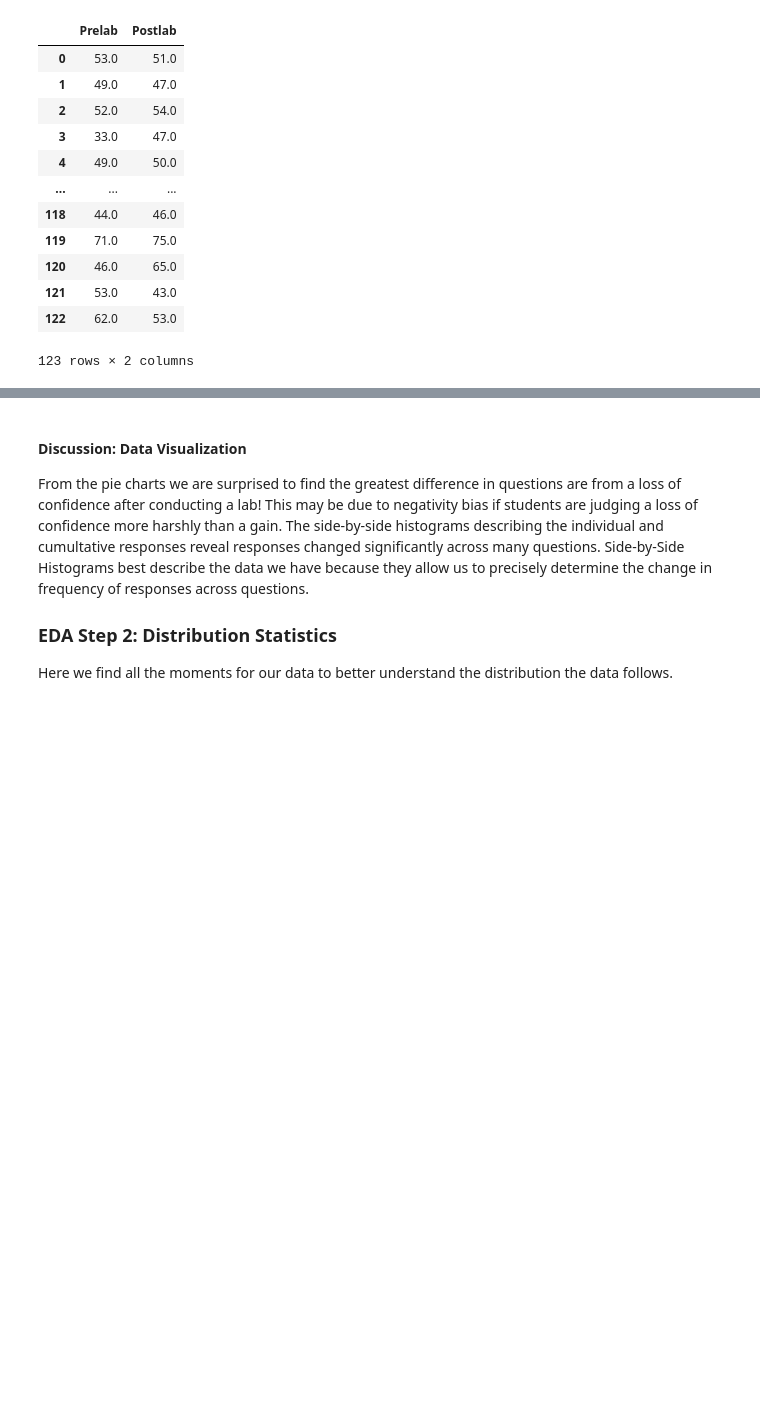
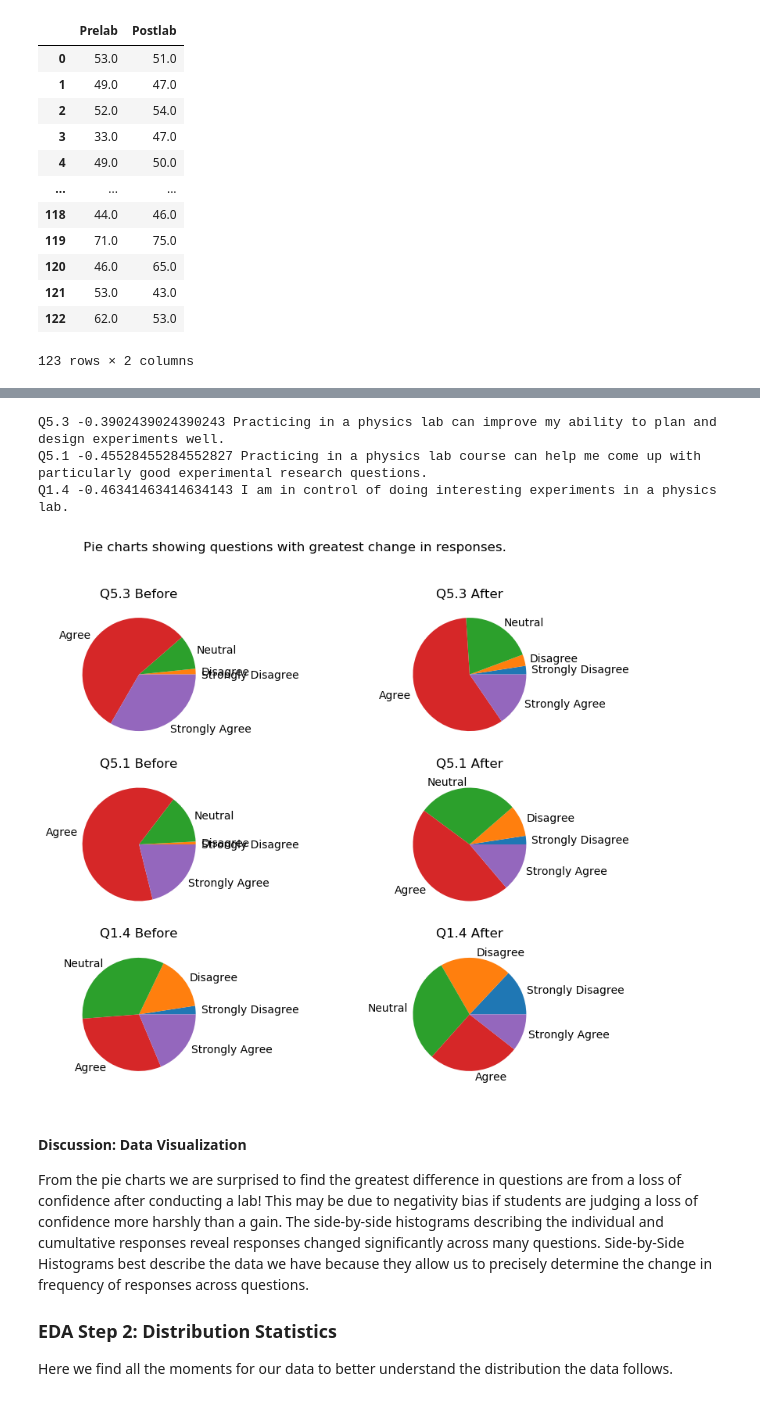
Before and after one commit to Devejya/project, a Jupyter notebook: project_test.ipynb, the cells around one changed output, grey strips where cells are left out. Saved outputs shown, nothing was run; the diff lists cells and outputs as text; code cells hidden in the pictures; blank space fills up the shorter version.

```diff
--- a/project_test.ipynb
+++ b/project_test.ipynb
@@ -216,34 +207,39 @@ delta_q = weighted_postlab_q.mean() - weighted_prelab_q.mean()
 pie_df = delta_q.abs().sort_values().tail(3)
 
 # Plotting histograms for all sub-questions
 fig, ax = plt.subplots(len(pie_df), 2, figsize=(10,8))
 fig.suptitle("Pie charts showing questions with greatest change in responses.")
 
 labels = ['Strongly Disagree', 'Disagree', 'Neutral', 'Agree', 'Strongly Agree']
 
 y = 0
 # Plot each question on a separate row
 for subq in pie_df.index:
     # Plot before and after side by side
     for side, q_df in enumerate((prelab_q, postlab_q)):
-        q_df2 = q_df.astype('Int8')[subq].value_counts()
+        q_df2 = q_df[subq].value_counts()
         values = []
         for i in range(1, 6):
             if i not in q_df2:
                 values.append(0)
             else:
                 values.append(q_df2[i])
 
         q = '.'.join(subq)
         state = ['Before', 'After'][side]
         ax[y,side].set_title(f'{q} {state}')
         ax[y,side].pie(values, labels=labels)
     y += 1
 
 print("Q5.3", delta_q[('Q5', '3')], "Practicing in a physics lab can improve my ability to plan and design experiments well.")
 print("Q5.1", delta_q[('Q5', '1')], "Practicing in a physics lab course can help me come up with particularly good experimental research questions.")
 print("Q1.4", delta_q[('Q1', '4')], "I am in control of doing interesting experiments in a physics lab.")
 plt.show()
+# %% [output]
+Q5.3 -0.3902439024390243 Practicing in a physics lab can improve my ability to plan and design experiments well.
+Q5.1 -0.45528455284552827 Practicing in a physics lab course can help me come up with particularly good experimental research questions.
+Q1.4 -0.46341463414634143 I am in control of doing interesting experiments in a physics lab.
+[figure, added]
 # %% [markdown]
 #### Discussion: Data Visualization
 
```
Also changed, not shown: parts of 3 cells of this notebook.
